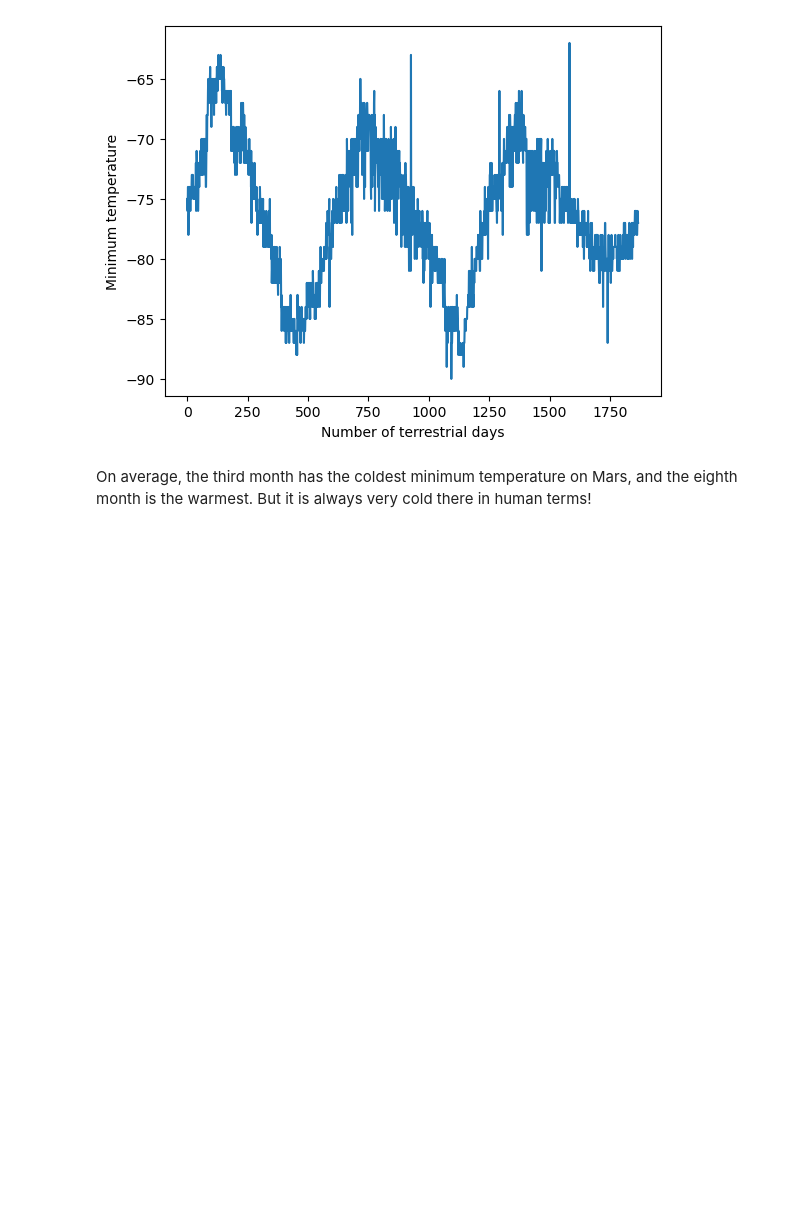
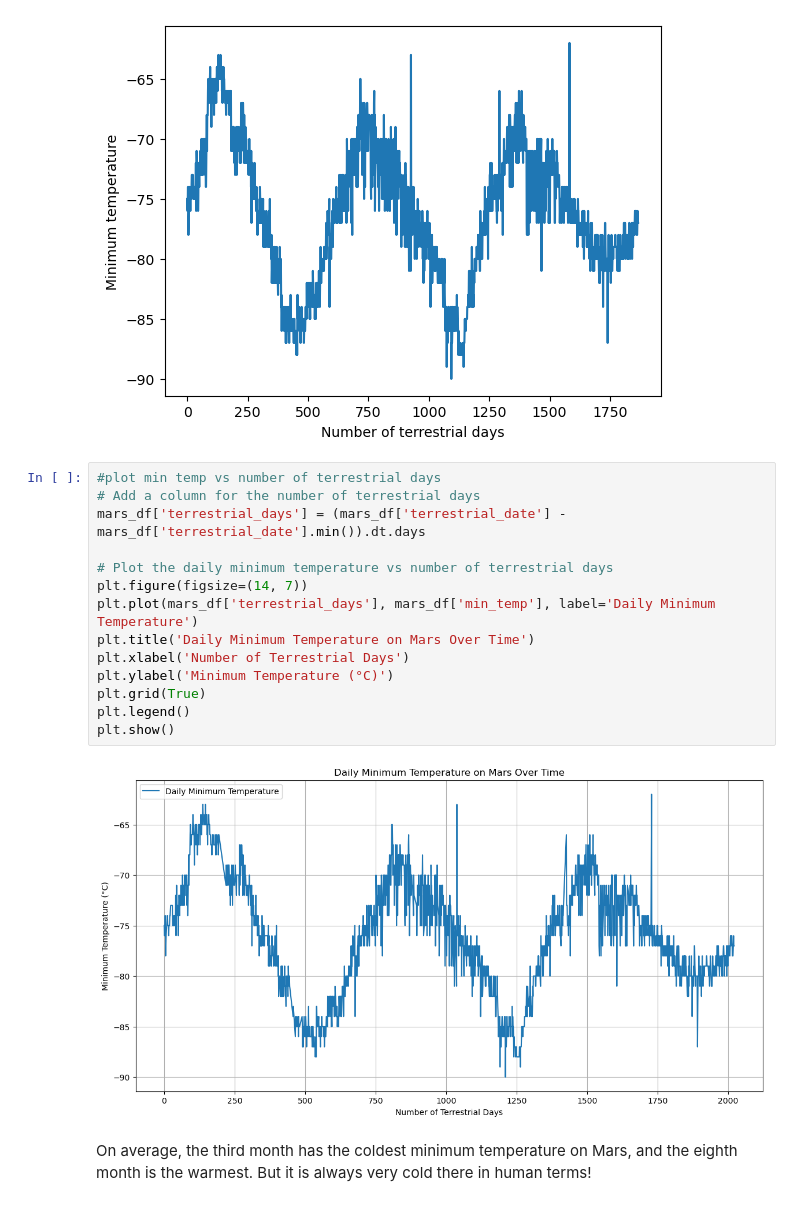
Before and after one commit to kristinaabramoff/mars_data_scraping_analysis, a Jupyter notebook: part_2_mars_weather.ipynb, the cells around one changed output. Cells and saved outputs as stored; diff of their text form; blank space fills up the shorter version.

```diff
--- a/part_2_mars_weather.ipynb
+++ b/part_2_mars_weather.ipynb
@@ -206,6 +299,22 @@ Name: pressure, dtype: float64
 # 5. How many terrestrial (earth) days are there in a Martian year?
 # %% [output]
 [figure]
+# %%
+#plot min temp vs number of terrestrial days
+# Add a column for the number of terrestrial days
+mars_df['terrestrial_days'] = (mars_df['terrestrial_date'] - mars_df['terrestrial_date'].min()).dt.days
+
+# Plot the daily minimum temperature vs number of terrestrial days
+plt.figure(figsize=(14, 7))
+plt.plot(mars_df['terrestrial_days'], mars_df['min_temp'], label='Daily Minimum Temperature')
+plt.title('Daily Minimum Temperature on Mars Over Time')
+plt.xlabel('Number of Terrestrial Days')
+plt.ylabel('Minimum Temperature (°C)')
+plt.grid(True)
+plt.legend()
+plt.show()
+# %% [output]
+[figure, added]
 # %% [markdown]
 On average, the third month has the coldest minimum temperature on Mars, and the eighth month is the warmest. But it is always very cold there in human terms!
 # %% [markdown]
```
Also changed, not shown: parts of 17 cells of this notebook.
